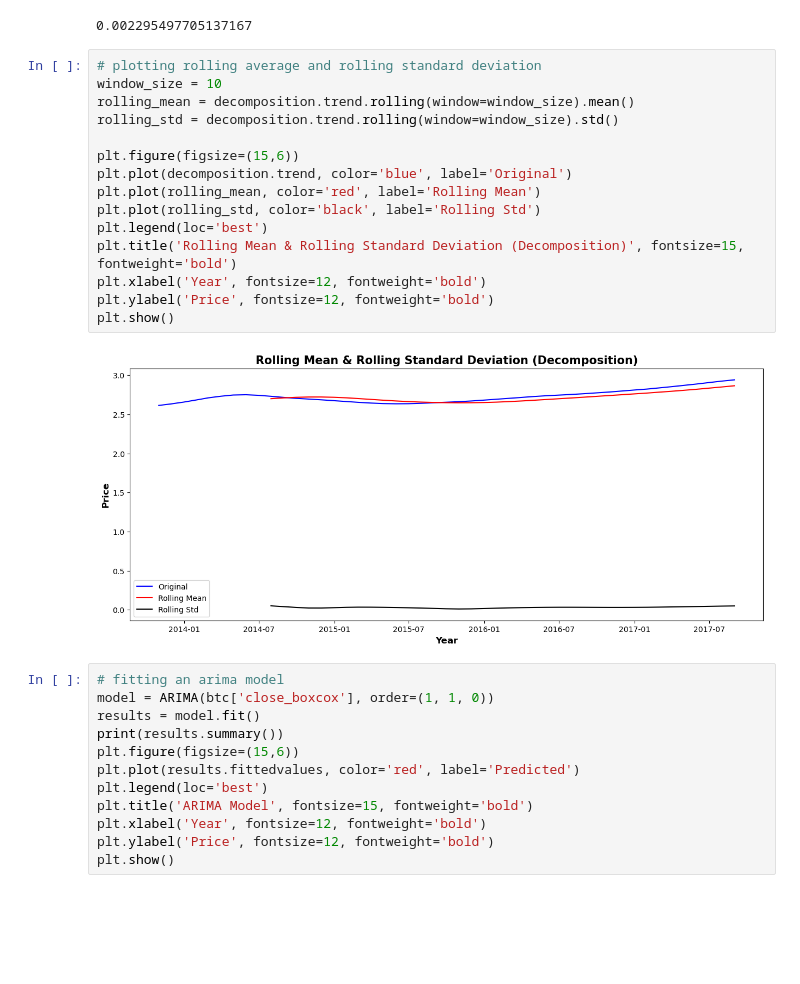
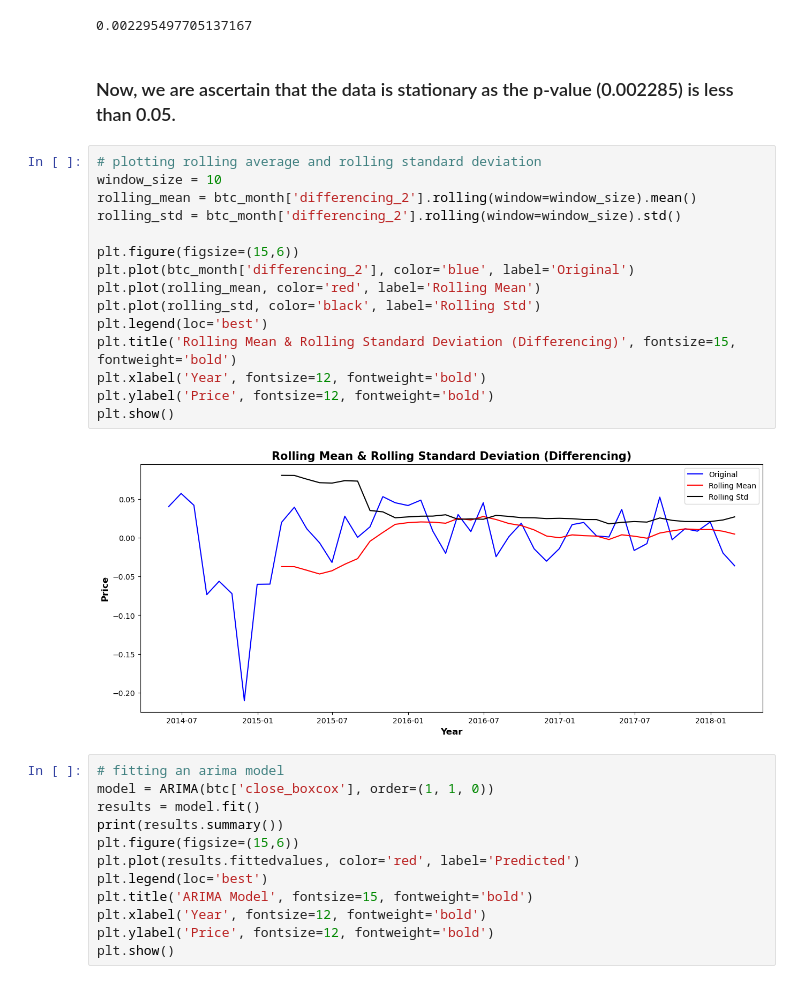
Before and after one commit to alliajagbe/crypto-prediction, a Jupyter notebook: crypto.ipynb, the cells around one changed output. Cells and saved outputs as stored; diff of their text form; blank space fills up the shorter version.

Commit message:
differencing

```diff
--- a/crypto.ipynb
+++ b/crypto.ipynb
@@ -189,23 +189,25 @@ plt.show()
 adfuller(btc_month['differencing_2'][13:].dropna())[1]
 # %% [output]
 0.002295497705137167
+# %% [markdown]
+### Now, we are ascertain that the data is stationary as the p-value (0.002285) is less than 0.05.
 # %%
 # plotting rolling average and rolling standard deviation
 window_size = 10
-rolling_mean = decomposition.trend.rolling(window=window_size).mean()
-rolling_std = decomposition.trend.rolling(window=window_size).std()
+rolling_mean = btc_month['differencing_2'].rolling(window=window_size).mean()
+rolling_std = btc_month['differencing_2'].rolling(window=window_size).std()
 
 plt.figure(figsize=(15,6))
-plt.plot(decomposition.trend, color='blue', label='Original')
+plt.plot(btc_month['differencing_2'], color='blue', label='Original')
 plt.plot(rolling_mean, color='red', label='Rolling Mean')
 plt.plot(rolling_std, color='black', label='Rolling Std')
 plt.legend(loc='best')
-plt.title('Rolling Mean & Rolling Standard Deviation (Decomposition)', fontsize=15, fontweight='bold')
+plt.title('Rolling Mean & Rolling Standard Deviation (Differencing)', fontsize=15, fontweight='bold')
 plt.xlabel('Year', fontsize=12, fontweight='bold')
 plt.ylabel('Price', fontsize=12, fontweight='bold')
 plt.show()
 # %% [output]
-[figure, old version]
+[figure, new version]
 # %%
 # fitting an arima model
 model = ARIMA(btc['close_boxcox'], order=(1, 1, 0))
```
